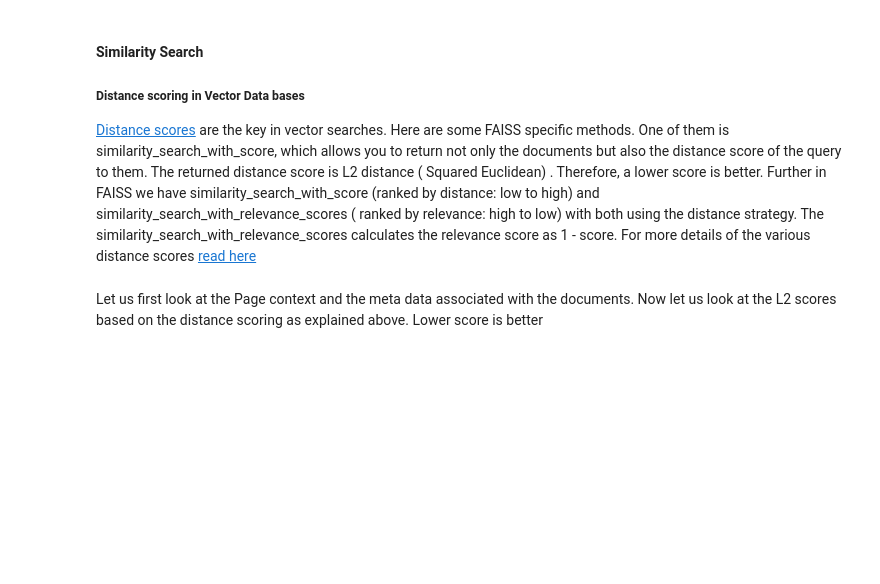
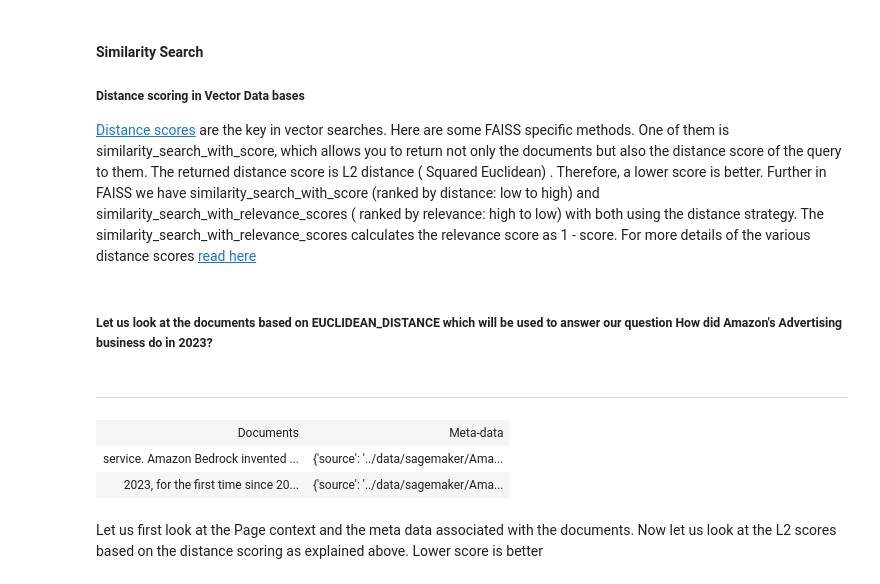
Before and after one commit to aws-samples/amazon-bedrock-samples, a Jupyter notebook: rag-solutions/rag-foundations-workshop/notebooks/04_retrieval_based_chat.ipynb, the cells around one changed output. Saved outputs shown, nothing was run; the diff lists cells and outputs as text; code cells hidden in the pictures; blank space fills up the shorter version.

```diff
--- a/rag-solutions/rag-foundations-workshop/notebooks/04_retrieval_based_chat.ipynb
+++ b/rag-solutions/rag-foundations-workshop/notebooks/04_retrieval_based_chat.ipynb
@@ -298,14 +284,20 @@ for r in results:
 ##### Distance scoring in Vector Data bases
 [Distance scores](https://weaviate.io/blog/distance-metrics-in-vector-search) are the key in vector searches. Here are some FAISS specific methods. One of them is similarity_search_with_score, which allows you to return not only the documents but also the distance score of the query to them. The returned distance score is L2 distance ( Squared Euclidean) . Therefore, a lower score is better. Further in FAISS we have similarity_search_with_score (ranked by distance: low to high) and similarity_search_with_relevance_scores ( ranked by relevance: high to low) with both using the distance strategy. The similarity_search_with_relevance_scores calculates the relevance score as 1 - score. For more details of the various distance scores [read here](https://milvus.io/docs/metric.md)
 # %%
-display(Markdown(f"##### Let us look at the documents based on {vs.distance_strategy.name} which will be used to answer our question 'What kind of bias does Clarify detect ?'"))
+display(Markdown(f"##### Let us look at the documents based on {vs.distance_strategy.name} which will be used to answer our question {human_query}"))
 
 context = vs.similarity_search('What kind of bias does Clarify detect ?', k=2)
 #-  langchain.schema.document.Document
 display(Markdown('-'*20))
 list_context = [[doc.page_content, doc.metadata] for doc in context]
 list_context.insert(0, ['Documents', 'Meta-data'])
 display_table(list_context)
+# %% [output]
+##### Let us look at the documents based on EUCLIDEAN_DISTANCE which will be used to answer our question How did Amazon's Advertising business do in 2023?
+--------------------
+| Documents | Meta-data |
+| service. Amazon Bedrock invented ... | {'source': '../data/sagemaker/Ama... |
+| 2023, for the first time since 20... | {'source': '../data/sagemaker/Ama... |
 # %% [markdown]
 Let us first look at the Page context and the meta data associated with the documents. Now let us look at the L2 scores based on the distance scoring as explained above. Lower score is better
 # %%
```
Also changed, not shown: parts of 51 cells of this notebook.
